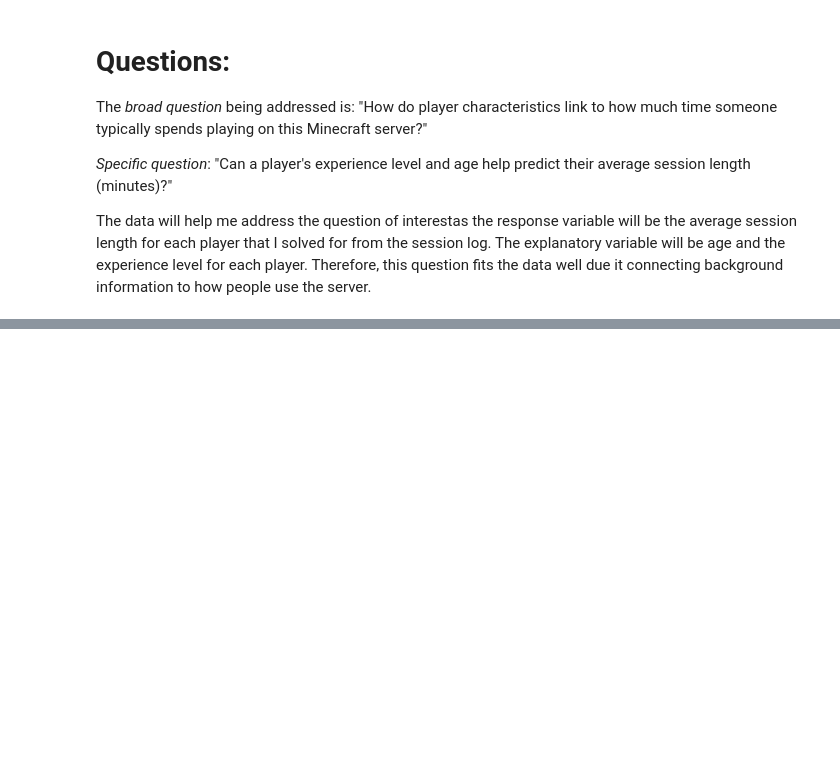
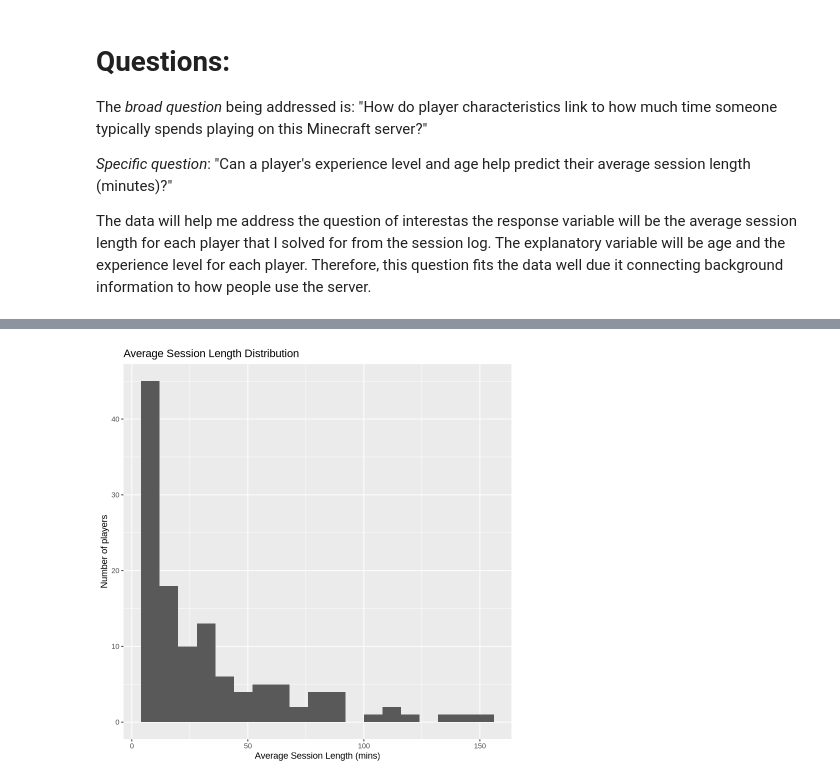
Before and after one commit to pinkd4y/DSCI100-demo, a Jupyter notebook: IndividualProjPortion.ipynb, the cells around one changed output, grey strips where cells are left out. Drawn from its saved outputs; the diff is of its cells as text; code cells hidden in the pictures; blank space fills up the shorter version.

```diff
--- a/IndividualProjPortion.ipynb
+++ b/IndividualProjPortion.ipynb
@@ -109,0 +119,9 @@ The data will help me address the question of interestas the response variable w
+# %%
+ggplot(data_analysis, aes(x = avg_session_mins)) +
+    geom_histogram(binwidth = 8) +
+    labs(
+        title = "Average Session Length Distribution",
+        x = "Average Session Length (mins)",
+        y = "Number of players")
+# %% [output]
+[figure, added]
```
Also changed, not shown: parts of 4 cells of this notebook.
